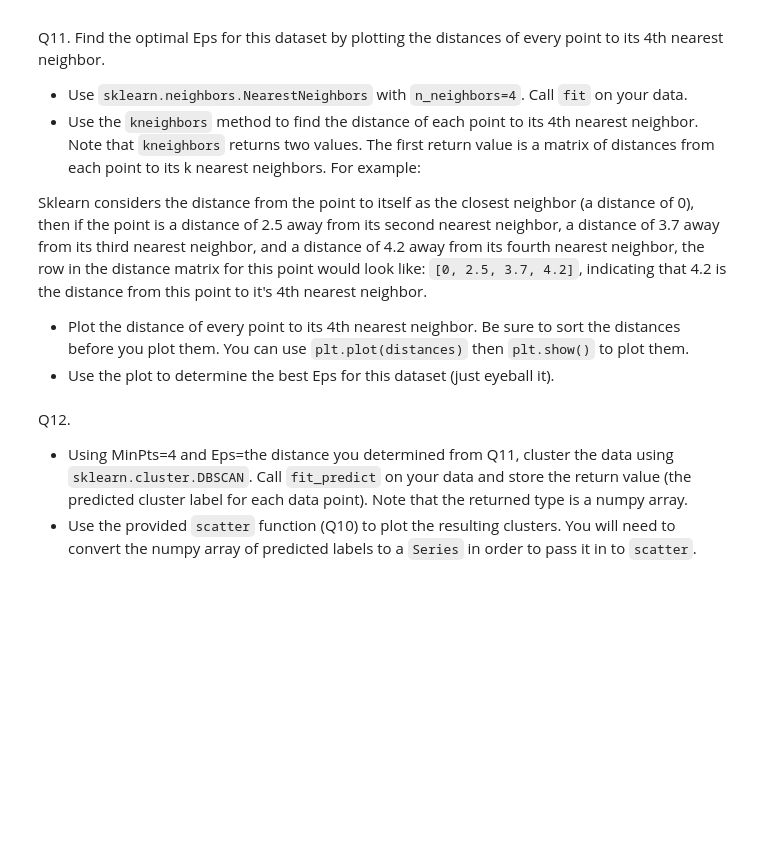
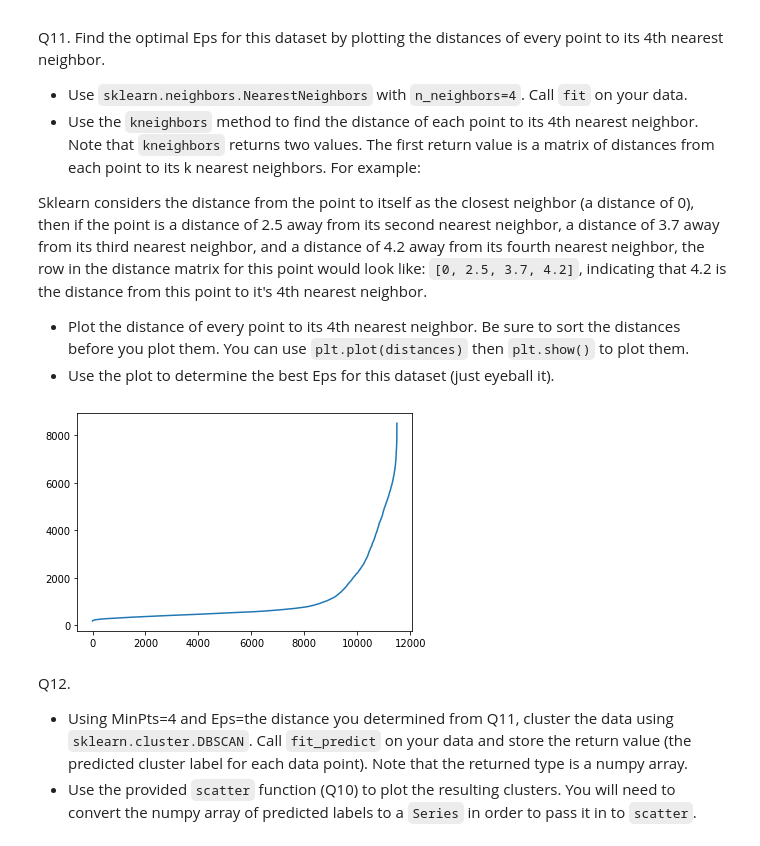
Before and after one commit to BrianDyck/DataMiningAssignment4, a Jupyter notebook: HW4-2/HW4 - Clustering.ipynb, the cells around one changed output. Cells and saved outputs as stored; diff of their text form; code cells hidden in the pictures; blank space fills up the shorter version.

```diff
--- a/HW4-2/HW4 - Clustering.ipynb
+++ b/HW4-2/HW4 - Clustering.ipynb
@@ -393,3 +416,17 @@ Sklearn considers the distance from the point to itself as the closest neighbor
+# %%
+# your code goes here
+nearestNeighbors = NearestNeighbors(n_neighbors=4)
+nearestNeighbors.fit(reducedData)
+NearestNeighbors(n_neighbors=4)
+
+neigh_matrix = nearestNeighbors.kneighbors(reducedData)
+distNeigh = neigh_matrix[0]
+distances = distNeigh[:,3]
+sortedDist = np.sort(distances)
+plt.plot(sortedDist)
+plt.show()
+# %% [output]
+[figure, added]
 # %% [markdown]
 Q12.
 * Using MinPts=4 and Eps=the distance you determined from Q11, cluster the data using `sklearn.cluster.DBSCAN`. Call `fit_predict` on your data and store the return value (the predicted cluster label for each data point). Note that the returned type is a numpy array.
```
Also changed, not shown: parts of 6 cells of this notebook, 1 other file.
